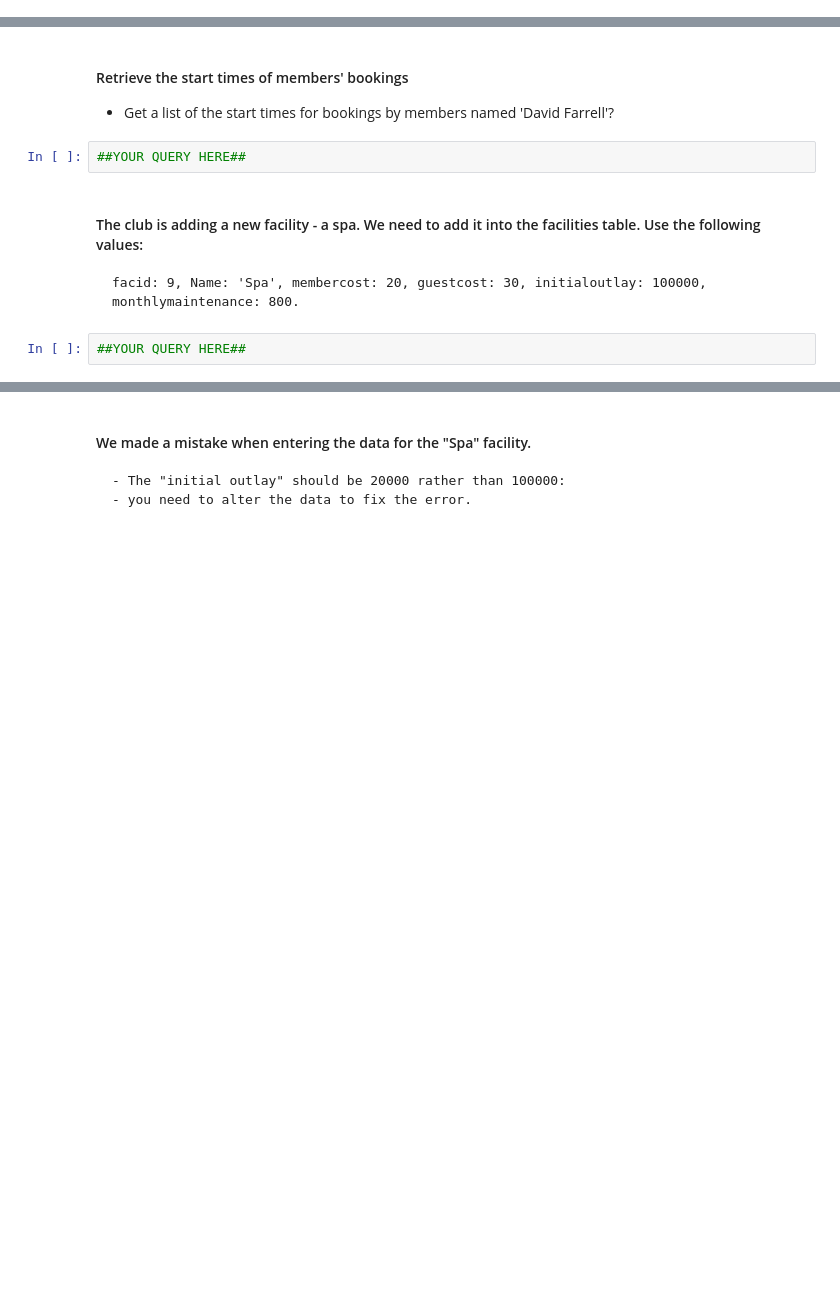
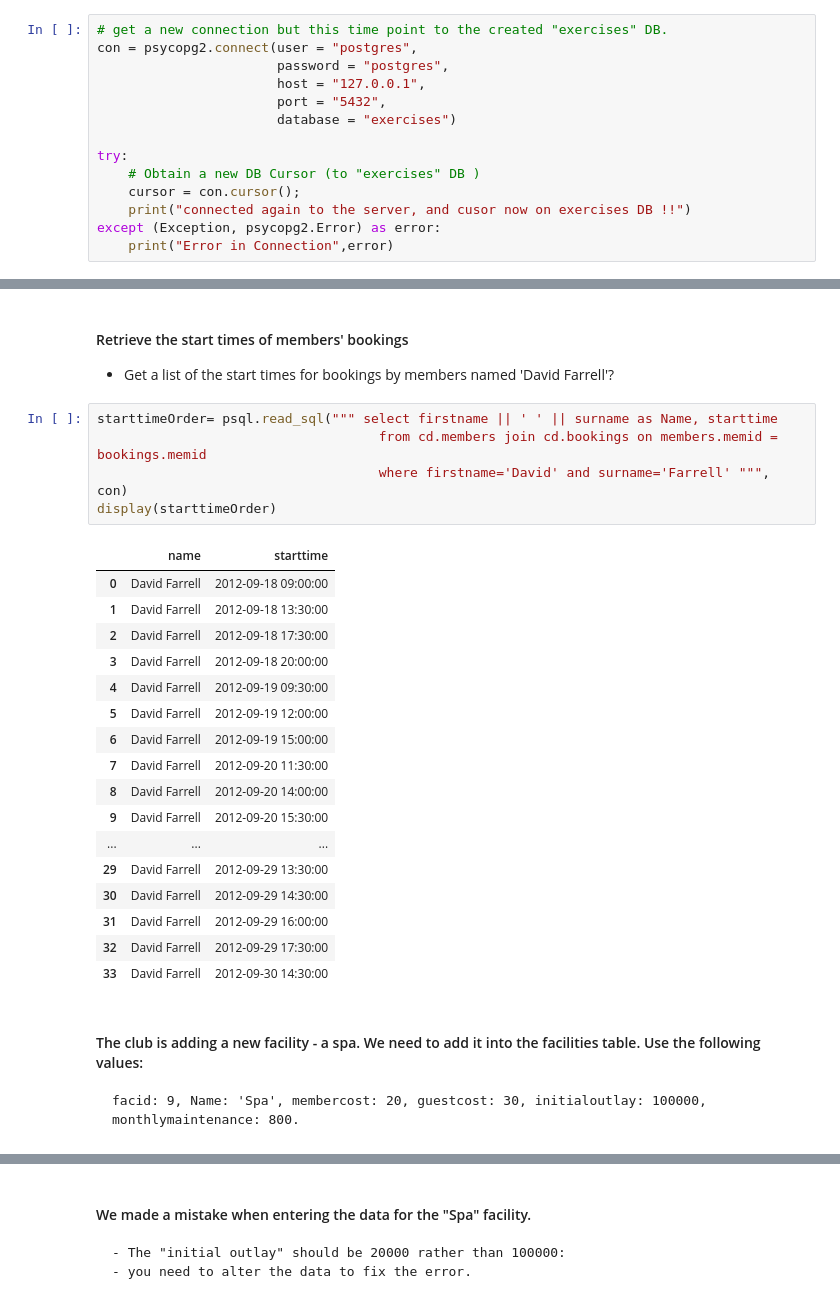
Before and after one commit to haicheviet/dataeng-course-1, a Jupyter notebook: homework_postgres/PostgreSQL-Students.ipynb, the cells around one changed output, grey strips where cells are left out. Saved outputs shown, nothing was run; the diff lists cells and outputs as text; blank space fills up the shorter version.

```diff
--- a/homework_postgres/PostgreSQL-Students.ipynb
+++ b/homework_postgres/PostgreSQL-Students.ipynb
@@ -786,3 +1527,17 @@ I highly suggest modeling this a little more "normalized". You are already on th
 #### Use the attached  <font color='green'> "clubdata.sql" </font> script to create DB , tables, and insert data in the created tables.
 - login to your postgres command line as shown above.
 - use the command in your ***PSQL SHELL***  <code>\i 'your/path/clubdata.sql'</code> to run the script.
+# %%
+# get a new connection but this time point to the created "exercises" DB.
+con = psycopg2.connect(user = "postgres",
+                       password = "postgres",
+                       host = "127.0.0.1",
+                       port = "5432",
+                       database = "exercises")
+
+try:
+    # Obtain a new DB Cursor (to "exercises" DB )
+    cursor = con.cursor();
+    print("connected again to the server, and cusor now on exercises DB !!")
+except (Exception, psycopg2.Error) as error:
+    print("Error in Connection",error)
@@ -815,11 +1639,30 @@ I highly suggest modeling this a little more "normalized". You are already on th
 # %% [markdown]
  #### Retrieve the start times of members' bookings
  * Get a list of the start times for bookings by members named 'David Farrell'?
-# %%
-##YOUR QUERY HERE##
+# %%
+starttimeOrder= psql.read_sql(""" select firstname || ' ' || surname as Name, starttime
+                                    from cd.members join cd.bookings on members.memid = bookings.memid
+                                    where firstname='David' and surname='Farrell' """, con)
+display(starttimeOrder)
+# %% [output]
+|  | name | starttime |
+| 0 | David Farrell | 2012-09-18 09:00:00 |
+| 1 | David Farrell | 2012-09-18 13:30:00 |
+| 2 | David Farrell | 2012-09-18 17:30:00 |
+| 3 | David Farrell | 2012-09-18 20:00:00 |
+| 4 | David Farrell | 2012-09-19 09:30:00 |
+| 5 | David Farrell | 2012-09-19 12:00:00 |
+| 6 | David Farrell | 2012-09-19 15:00:00 |
+| 7 | David Farrell | 2012-09-20 11:30:00 |
+| 8 | David Farrell | 2012-09-20 14:00:00 |
+| 9 | David Farrell | 2012-09-20 15:30:00 |
+| ... | ... | ... |
+| 29 | David Farrell | 2012-09-29 13:30:00 |
+| 30 | David Farrell | 2012-09-29 14:30:00 |
+| 31 | David Farrell | 2012-09-29 16:00:00 |
+| 32 | David Farrell | 2012-09-29 17:30:00 |
+| 33 | David Farrell | 2012-09-30 14:30:00 |
 # %% [markdown]
 #### The club is adding a new facility - a spa. We need to add it into the facilities table. Use the following values:
 
     facid: 9, Name: 'Spa', membercost: 20, guestcost: 30, initialoutlay: 100000, monthlymaintenance: 800.
-# %%
-##YOUR QUERY HERE##
```
Also changed, not shown: parts of 127 cells of this notebook, 1 other file.
